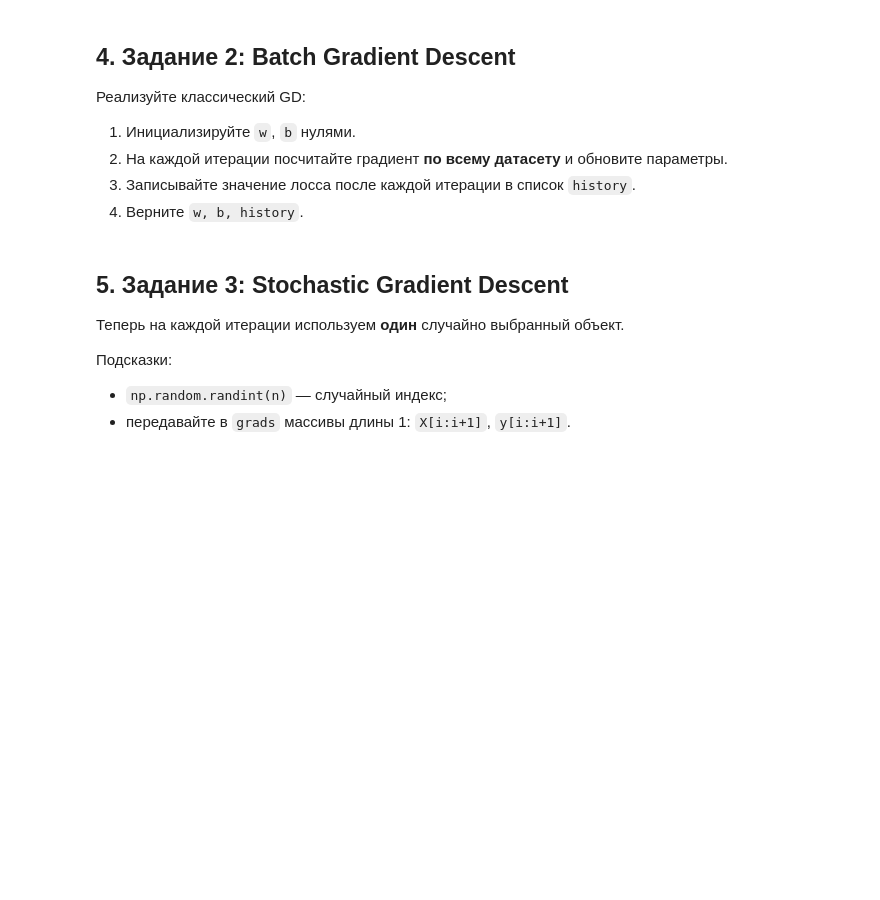
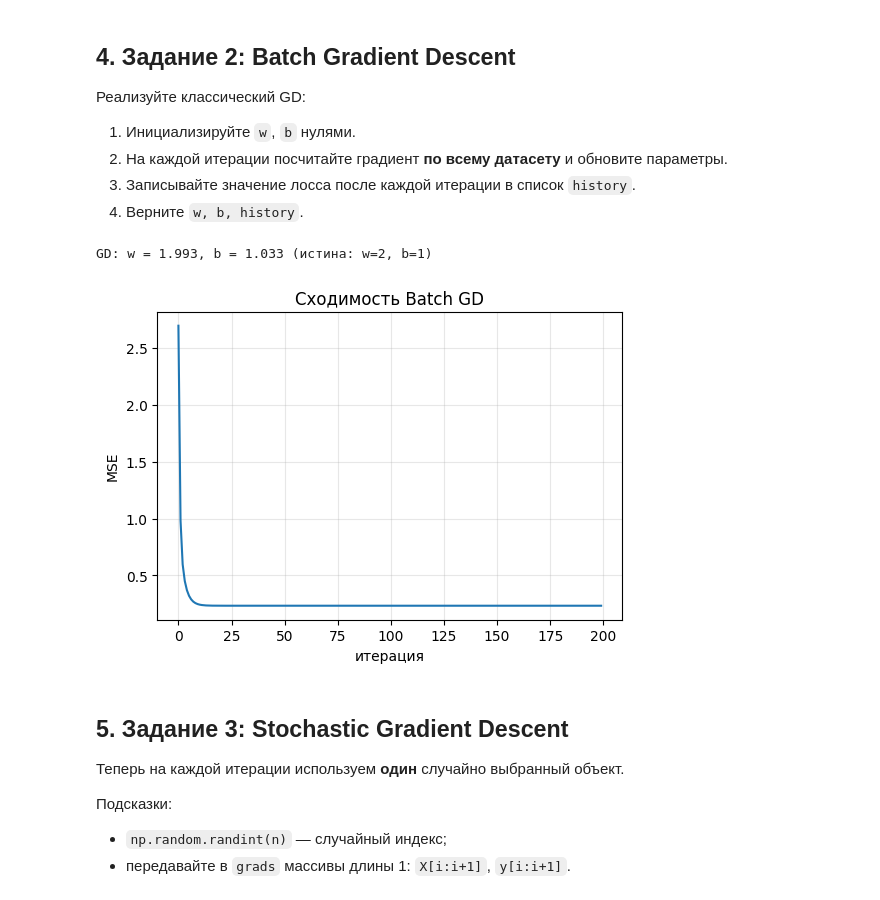
Before and after one commit to YulieRu/PINN2026-1, a Jupyter notebook: tasks/7_gradient_decent/gradient_descent_tutorial.ipynb, the cells around one changed output. Drawn from its saved outputs; the diff is of its cells as text; code cells hidden in the pictures; blank space fills up the shorter version.

```diff
--- a/tasks/7_gradient_decent/gradient_descent_tutorial.ipynb
+++ b/tasks/7_gradient_decent/gradient_descent_tutorial.ipynb
@@ -79,13 +81,13 @@ $$\frac{\partial L}{\partial w} = \frac{2}{n}\sum_{i}(wx_i + b - y_i)\,x_i, \qqu
 
 def mse(y_pred, y):
     """Среднеквадратичная ошибка."""
-    # ВАШ КОД
-    pass
-
+    L=1/len(y_pred)*sum((y_pred-y)**2)
+    return L
 def grads(X, y, w, b):
     """Градиенты dL/dw и dL/db по переданной выборке (батчу)."""
-    # ВАШ КОД
-    pass
+    dL_dw=2*np.mean((w*X+b-y)*X)
+    dL_db=2*np.mean((w*X+b-y))
+    return dL_dw, dL_db
 # %% [markdown]
 ## 4. Задание 2: Batch Gradient Descent
 
@@ -97,19 +99,28 @@ def grads(X, y, w, b):
 # %%
 # TODO 2: batch gradient descent
 
 def gradient_descent(X, y, lr=0.1, n_iter=200):
     w, b = 0.0, 0.0
     history = []
-    # ВАШ КОД
+    for _ in range(n_iter):
+        Lw, Lb = grads(X, y, w, b)
+        w=w-lr*Lw
+        b=b-lr*Lb
+        y_pred = w*X+b
+        history.append(mse(y_pred,y))
+
     return w, b, history
 
 w_gd, b_gd, hist_gd = gradient_descent(X, y, lr=0.1, n_iter=200)
 print(f'GD: w = {w_gd:.3f}, b = {b_gd:.3f} (истина: w=2, b=1)')
 
 plt.figure(figsize=(6, 4))
 plt.plot(hist_gd)
 plt.xlabel('итерация'); plt.ylabel('MSE'); plt.title('Сходимость Batch GD'); plt.grid(alpha=0.3)
 plt.show()
+# %% [output]
+GD: w = 1.993, b = 1.033 (истина: w=2, b=1)
+[figure, added]
 # %% [markdown]
 ## 5. Задание 3: Stochastic Gradient Descent
 
```
Also changed, not shown: parts of 6 cells of this notebook, 1 other file.
